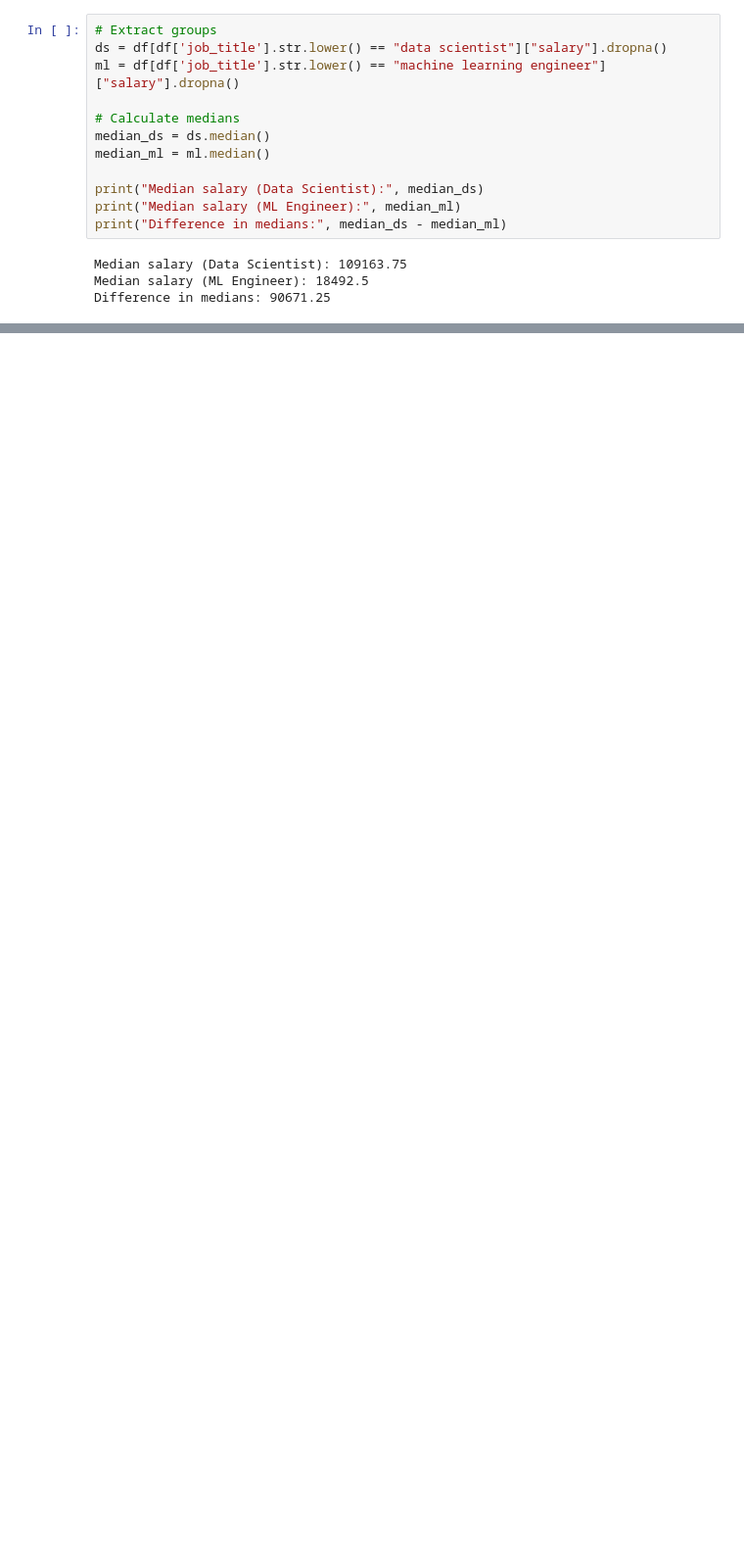
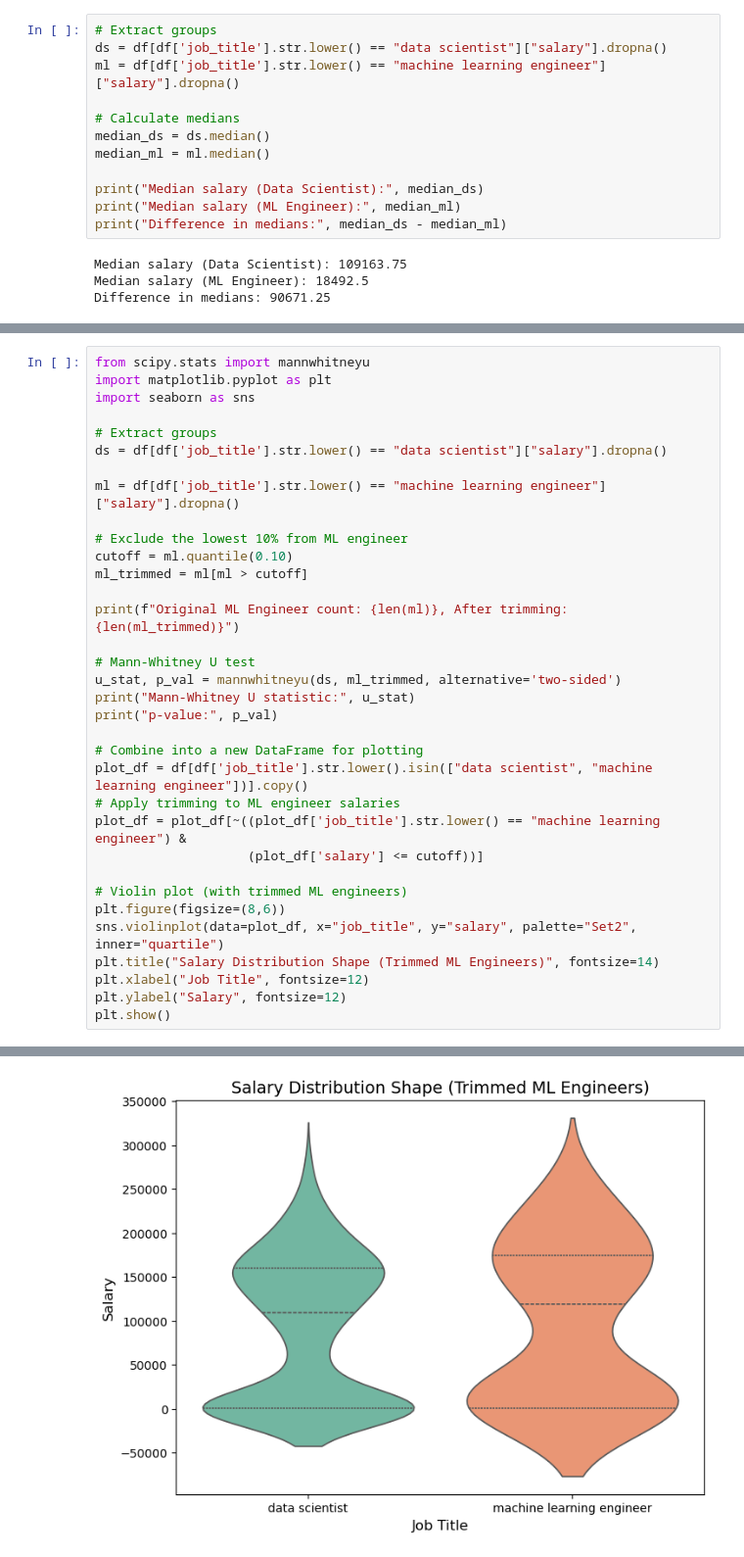
Before and after one commit to markcoty/data-science-jobs-2025, a Jupyter notebook: Notebook/data-science-jobs-2025.ipynb, the cells around one changed output, grey strips where cells are left out. Shown at 98% size. Drawn from its saved outputs; the diff is of its cells as text; blank space fills up the shorter version.

```diff
--- a/Notebook/data-science-jobs-2025.ipynb
+++ b/Notebook/data-science-jobs-2025.ipynb
@@ -817,0 +827,35 @@ Difference in medians: 90671.25
+# %%
+from scipy.stats import mannwhitneyu
+import matplotlib.pyplot as plt
+import seaborn as sns
+
+# Extract groups
+ds = df[df['job_title'].str.lower() == "data scientist"]["salary"].dropna()
+
+ml = df[df['job_title'].str.lower() == "machine learning engineer"]["salary"].dropna()
+
+# Exclude the lowest 10% from ML engineer
+cutoff = ml.quantile(0.10)
+ml_trimmed = ml[ml > cutoff]
+
+print(f"Original ML Engineer count: {len(ml)}, After trimming: {len(ml_trimmed)}")
+
+# Mann-Whitney U test
+u_stat, p_val = mannwhitneyu(ds, ml_trimmed, alternative='two-sided')
+print("Mann-Whitney U statistic:", u_stat)
+print("p-value:", p_val)
+
+# Combine into a new DataFrame for plotting
+plot_df = df[df['job_title'].str.lower().isin(["data scientist", "machine learning engineer"])].copy()
+# Apply trimming to ML engineer salaries
+plot_df = plot_df[~((plot_df['job_title'].str.lower() == "machine learning engineer") &
+                    (plot_df['salary'] <= cutoff))]
+
+# Violin plot (with trimmed ML engineers)
+plt.figure(figsize=(8,6))
+sns.violinplot(data=plot_df, x="job_title", y="salary", palette="Set2", inner="quartile")
+plt.title("Salary Distribution Shape (Trimmed ML Engineers)", fontsize=14)
+plt.xlabel("Job Title", fontsize=12)
+plt.ylabel("Salary", fontsize=12)
+plt.show()
+# %% [output]
@@ -817,0 +865 @@ Difference in medians: 90671.25
+[figure, added]
```
Also changed, not shown: parts of 9 cells of this notebook, 1 other file.
